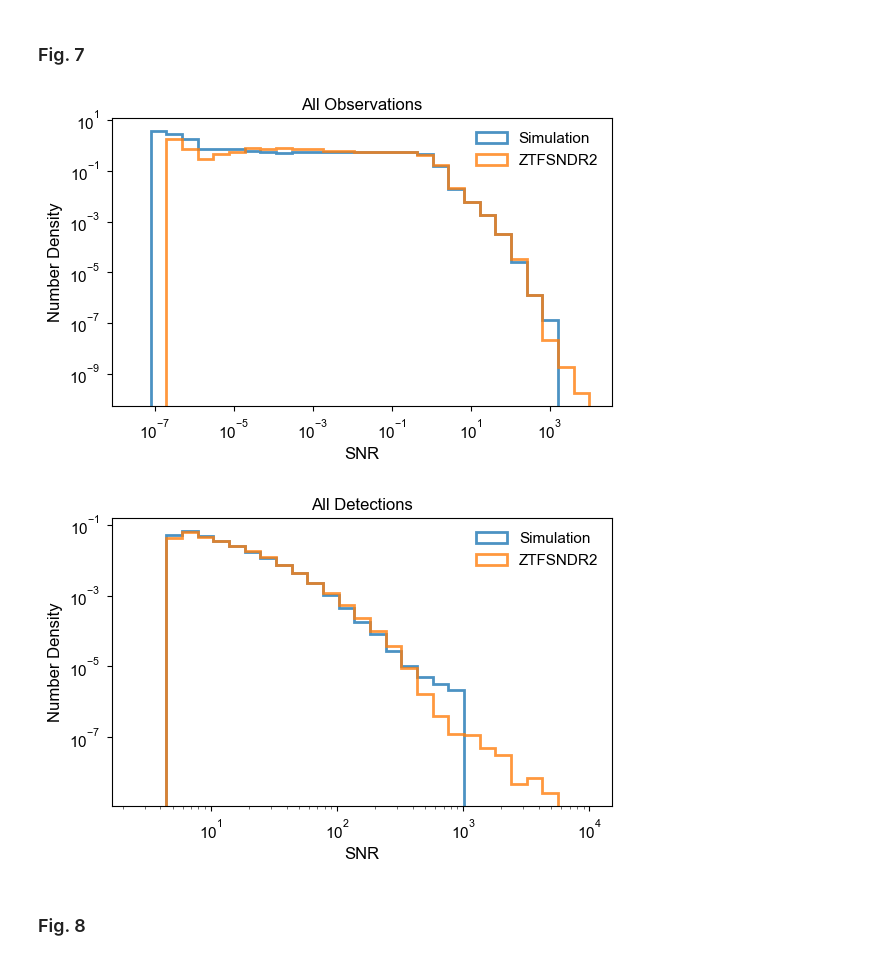
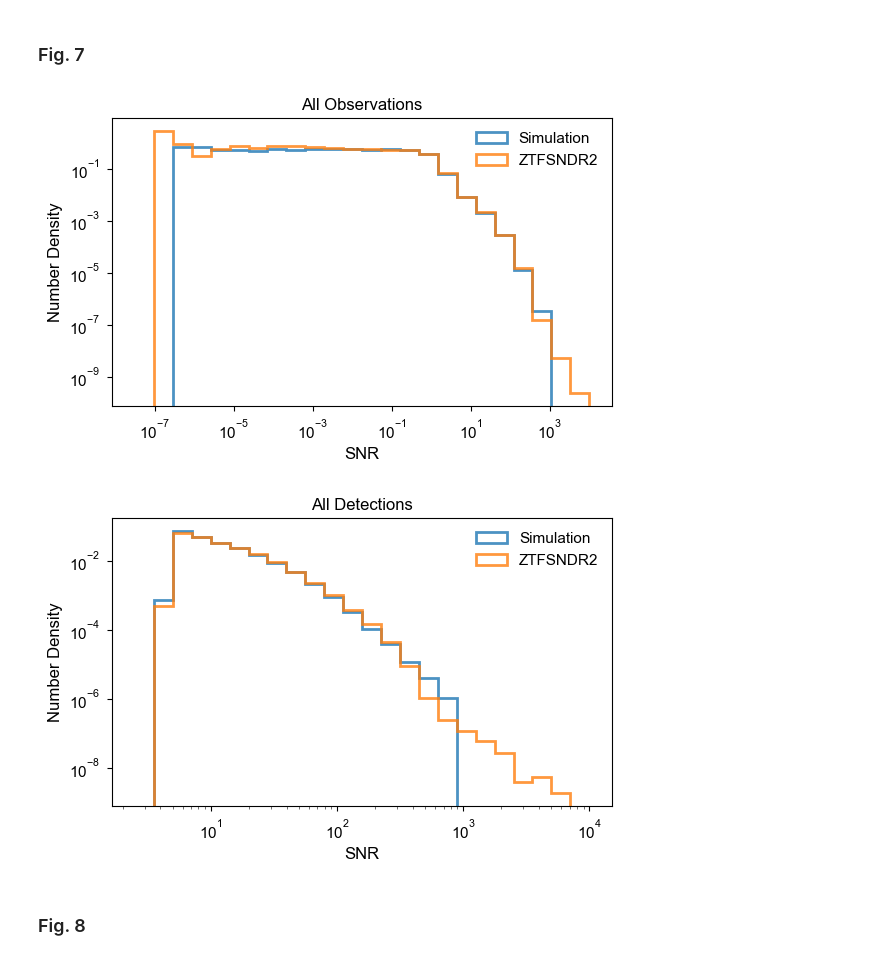
Before and after one commit to mi-dai/lightcurvelynx_ztf_sims, a Jupyter notebook: ZTF_snia-paper-plots.ipynb, the cells around one changed output. Saved outputs shown, nothing was run; the diff lists cells and outputs as text; code cells hidden in the pictures.

```diff
--- a/ZTF_snia-paper-plots.ipynb
+++ b/ZTF_snia-paper-plots.ipynb
@@ -843,30 +914,30 @@ lcdata["lc.pass_snr_detection"] = lcdata["lc.snr"] > 5
 # %%
 lc_to_plot = lightcurves.loc[lightcurves_after_spec_selection.index]
 lc_to_plot = lc_to_plot.query("lc.infobits == 0").dropna(subset="lc")
 lcdata_plot = lcdata.query("lc.pass_flag_filter==True").dropna(subset="lc")
 
 t_min_obslog,t_max_obslog = 58288.171875, 59273.5546875
 lcdata_plot = lcdata_plot.query(f"lc.mjd>= {t_min_obslog} & lc.mjd <= {t_max_obslog}").dropna(subset="lc")
 
 # lc_to_plot["lc.phase"] =  (lc_to_plot["lc.mjd"] - lc_to_plot["t0"])/(1.+lc_to_plot["z"])
 # lcdata_plot["lc.phase"] = (lcdata_plot["lc.mjd"] - lcdata_plot["t0"])/(1.+lcdata_plot["redshift"])
 
 # lc_to_plot = lc_to_plot.query("lc.phase < 100 & lc.phase > -30").dropna(subset="lc")
 # lcdata_plot = lcdata_plot.query("lc.phase < 100 & lc.phase > -30").dropna(subset="lc")
 
-bins = np.logspace(-7.5,4,30)
+bins = np.logspace(-7.5,4,25)
 
 ax = plot_snr_distr([lc_to_plot, lcdata_plot],bins=bins,density=True,
                histtype='step',labels=['Simulation','ZTFSNDR2'],lw=2,alpha=0.8)
 ax.set_yscale('log')
 ax.set_xscale('log')
 ax.set_xlabel('SNR')
 ax.set_ylabel(r"Number Density")
 ax.set_title('All Observations')
 plt.tight_layout()
 plt.savefig('paper_figs/snr_allobs.png', dpi=300, bbox_inches='tight')
 # %% [output]
-[figure, old version]
+[figure, new version]
 # %%
 lc_to_plot = lightcurves_after_detection.loc[lightcurves_after_spec_selection.index]
 lc_to_plot = lc_to_plot.query("lc.infobits == 0").dropna(subset="lc")
@@ -881,7 +952,7 @@ lcdata_plot["lc.phase"] = (lcdata_plot["lc.mjd"] - lcdata_plot["t0"])/(1.+lcdata
 lc_to_plot = lc_to_plot.query("lc.phase < 100 & lc.phase > -30").dropna(subset="lc")
 lcdata_plot = lcdata_plot.query("lc.phase < 100 & lc.phase > -30").dropna(subset="lc")
 
-bins = np.logspace(0.4,4,30)
+bins = np.logspace(0.4,4,25)
 
 ax = plot_snr_distr([lc_to_plot, lcdata_plot],bins=bins,density=True,
                histtype='step',labels=['Simulation','ZTFSNDR2'],lw=2,alpha=0.8)
@@ -895,7 +966,7 @@ ax.set_title('All Detections')
 plt.tight_layout()
 plt.savefig('paper_figs/snr_alldetection.png', dpi=300, bbox_inches='tight')
 # %% [output]
-[figure, old version]
+[figure, new version]
 # %% [markdown]
 ### Fig. 8
 # %%
```
Also changed, not shown: parts of 23 cells of this notebook, 10 other files.
